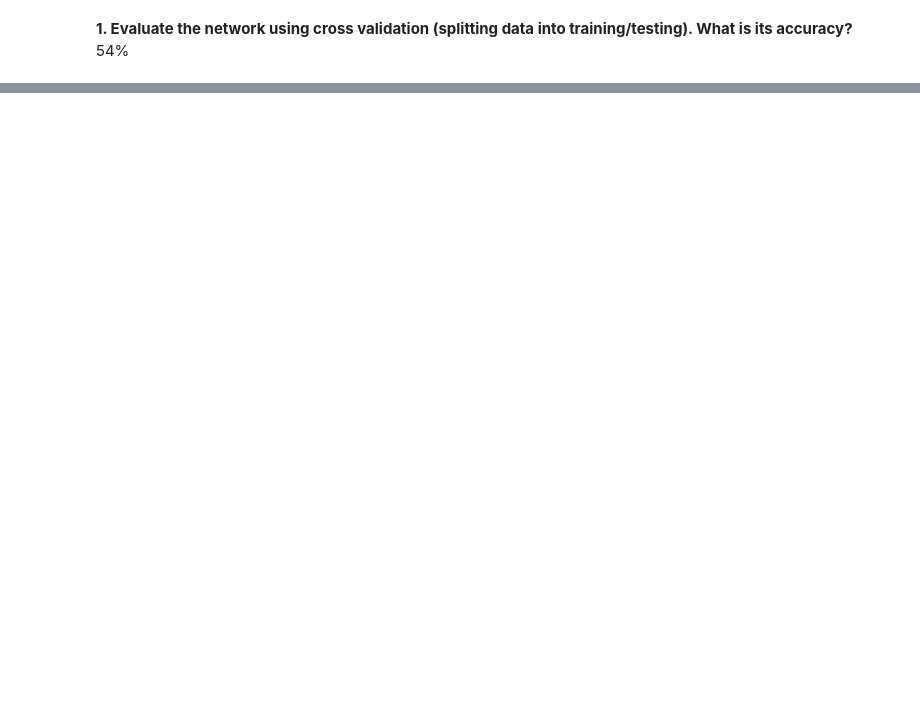
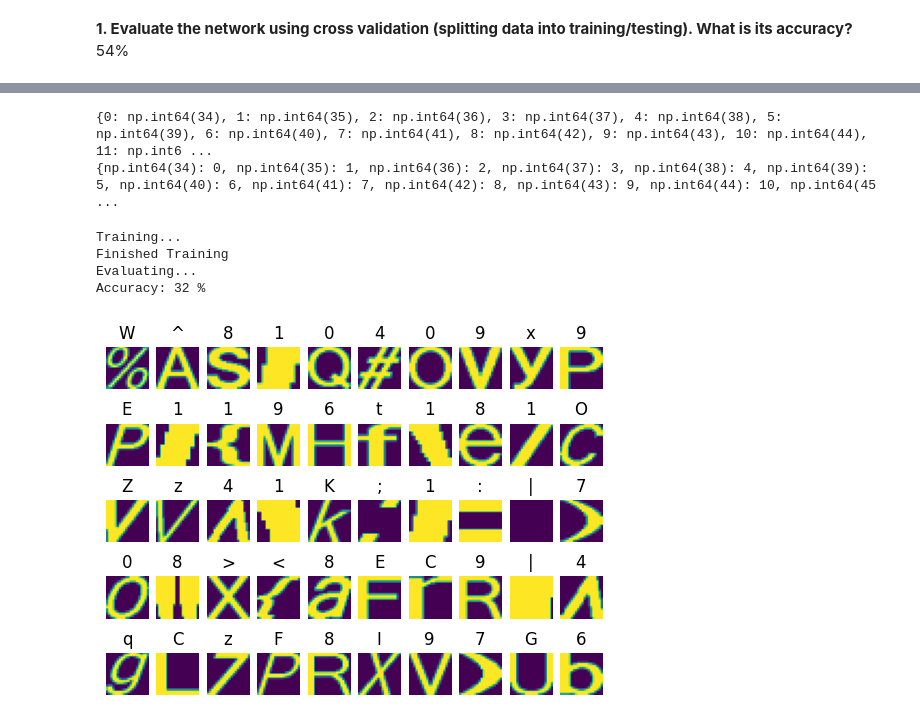
Before and after one commit to melanieprettyman/Summer2024, a Jupyter notebook: CS6017/HW6/HW6/HW6.ipynb, the cells around one changed output, grey strips where cells are left out. Saved outputs shown, nothing was run; the diff lists cells and outputs as text; code cells hidden in the pictures; blank space fills up the shorter version.

```diff
--- a/CS6017/HW6/HW6/HW6.ipynb
+++ b/CS6017/HW6/HW6/HW6.ipynb
@@ -257,0 +311,37 @@ Accuracy: 54 %
+# %%
+# Load and prepare the SERIF.csv dataset
+df_serif = pd.read_csv("SERIF.csv")
+df_serif = prepareDF(df_serif)
+xValsSerif, yValsSerif = normalize_X_and_y(df_serif)
+ascii_to_index_serif, index_to_ascii_serif, setSize = getAsciiDictionaries(yValsSerif)
+yValsSerif = convertToIndex(yValsSerif, ascii_to_index_serif)
+
+# Reshape and convert to tensors
+Xs_serif = np.reshape(xValsSerif, (-1, 1, 20, 20))
+x_tensor_serif = torch.tensor(Xs_serif, dtype=torch.float32)
+y_tensor_serif = torch.tensor(yValsSerif, dtype=torch.int64)  # Ensure correct data type for targets
+
+# Split the data
+x_train_serif, x_test_serif, y_train_serif, y_test_serif = train_test_split(
+    x_tensor_serif, y_tensor_serif, random_state=1, test_size=0.9
+)
+
+# Create data loaders
+training_data_serif = TensorDataset(x_train_serif, y_train_serif)
+testing_data_serif = TensorDataset(x_test_serif, y_test_serif)
+train_loader_serif = DataLoader(training_data_serif, batch_size=32, shuffle=True)
+test_loader_serif = DataLoader(testing_data_serif, batch_size=1, shuffle=True)
+# %% [output]
+{0: np.int64(34), 1: np.int64(35), 2: np.int64(36), 3: np.int64(37), 4: np.int64(38), 5: np.int64(39), 6: np.int64(40), 7: np.int64(41), 8: np.int64(42), 9: np.int64(43), 10: np.int64(44), 11: np.int6 ...
+{np.int64(34): 0, np.int64(35): 1, np.int64(36): 2, np.int64(37): 3, np.int64(38): 4, np.int64(39): 5, np.int64(40): 6, np.int64(41): 7, np.int64(42): 8, np.int64(43): 9, np.int64(44): 10, np.int64(45 ...
+# %%
+print( "Training..." )
+train( newnet, 15, training_data_serif)
+print( "Evaluating..." )
+evaluate( newnet, testing_data_serif, index_to_ascii_serif)
+# %% [output]
+Training...
+Finished Training
+Evaluating...
+Accuracy: 32 %
+[figure, added]
```
Also changed, not shown: parts of 14 cells of this notebook, 2 other files.
